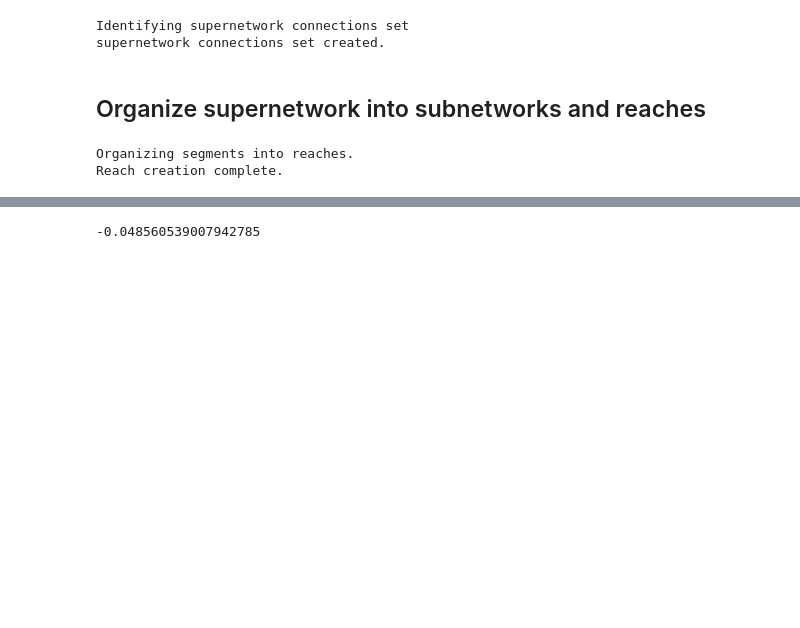
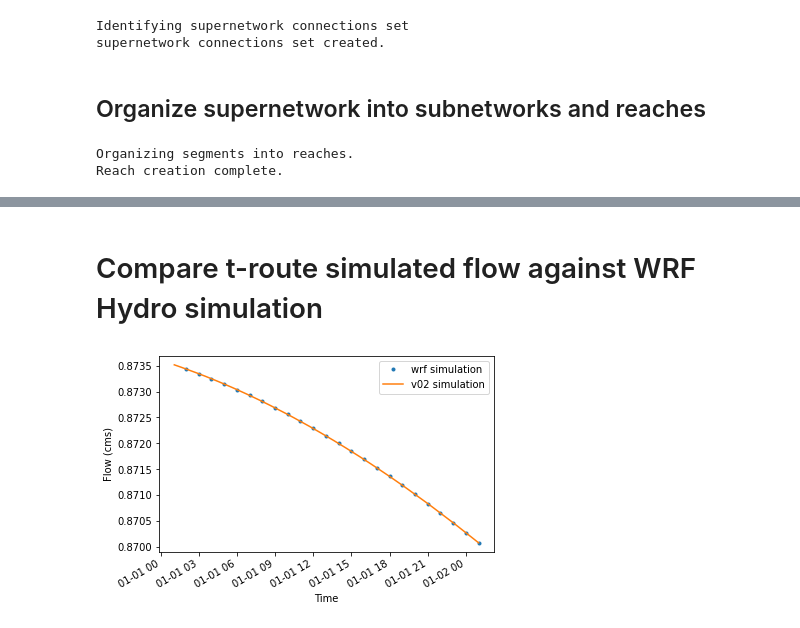
Before and after one commit to NOAA-OWP/t-route, a Jupyter notebook: notebooks/pocono1_warmstart_v2.ipynb, the cells around one changed output, grey strips where cells are left out. Drawn from its saved outputs; the diff is of its cells as text; code cells hidden in the pictures; blank space fills up the shorter version.

Commit message:
WRF t-route parity check

```diff
--- a/notebooks/pocono1_warmstart_v2.ipynb
+++ b/notebooks/pocono1_warmstart_v2.ipynb
@@ -361,9 +365,9 @@ q0 = nhd_io.get_stream_restart_from_wrf_hydro(
 # %%
-dt = 300  # routing simulation timestep (seconds)
+dt = 5*60  # routing simulation timestep (seconds)
+
 dt_routing = pd.Timedelta(str(dt) + 'seconds')
-
 wrf_time = ql.columns.astype("datetime64[ns]")
 dt_wrf = (wrf_time[1] - wrf_time[0])
-sim_duration = (wrf_time[-1] + dt_wrf) -wrf_time[0]
+sim_duration = (wrf_time[-1] + dt_wrf) - wrf_time[0]
 
 nts = round(sim_duration / dt_routing)
@@ -469,22 +452,36 @@ ql_routing.to_csv("qlat_pocono.csv",index = True)
-# %%
-flow = flows.iloc[:,2:]
-qlat = ql_routing.iloc[:,2:]
-
-# mass balance
-# initial system mass
-mass_init = flow.loc[flow.index.min(),:].sum() * dt
-
-# qlateral mass
-mass_qlat = qlat.sum().sum() * dt
-
-# mass out
-mass_out = flow.loc[:,4186169].sum() * dt
-
-# final system mass
-mass_final = flow.loc[flow.index.max(),:].sum() * dt
-
-# mass balance
-balance = (mass_qlat - mass_out) + (mass_init - mass_final)
-print(balance/mass_qlat)
-# %% [output]
--0.048560539007942785
+# %%
+# get WRF-simulated flow, velocity and depth
+index_col = "feature_id"
+
+li = []
+for filename in qlat_files:
+    with xr.open_dataset(filename) as ds:
+        df1 = ds.to_dataframe()
+
+    li.append(df1)
+
+frame = pd.concat(li, axis=0, ignore_index=False)
+mod = frame.reset_index()
+flow_wrf = mod.pivot(index=index_col, columns="time", values="streamflow")
+vel_wrf = mod.pivot(index=index_col, columns="time", values="velocity")
+# %% [markdown]
+# Compare t-route simulated flow against WRF Hydro simulation
+# %%
+# specify calendar time series' for each simulation
+time_routing = pd.period_range((wrf_time[0]-dt_wrf+dt_routing), periods=nts, freq=dt_routing).astype("datetime64[ns]")
+time_wrf = flow_wrf.columns.values
+
+# plot t-route and WRF simulated flows
+compare_node = tw
+
+plt.plot(time_wrf,flow_wrf.loc[compare_node ,:],'.', label = "wrf simulation")
+plt.plot(time_routing,flows.loc[:,compare_node ], '-', label = "v02 simulation")
+plt.ylabel("Flow (cms)")
+plt.xlabel("Time")
+plt.legend()
+fig = plt.gcf()
+fig.patch.set_facecolor('white')
+fig.autofmt_xdate()
+plt.show()
+# %% [output]
+[figure, added]
```
Also changed, not shown: parts of 15 cells of this notebook.
